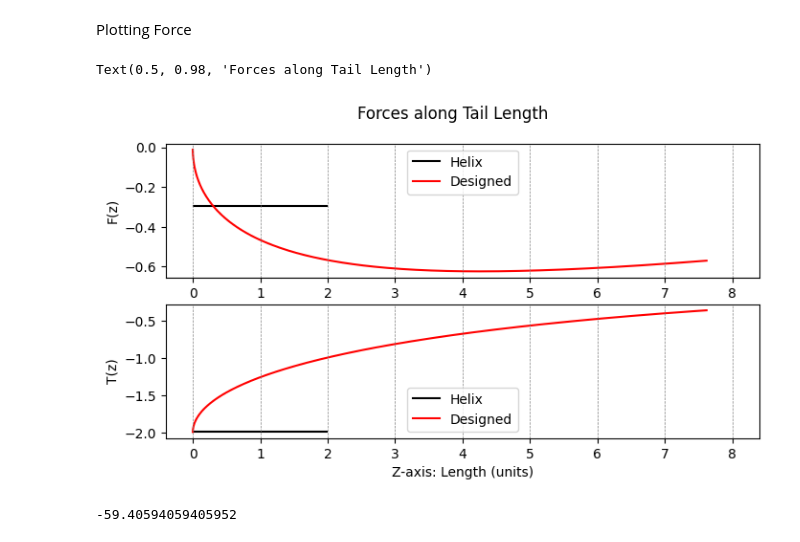
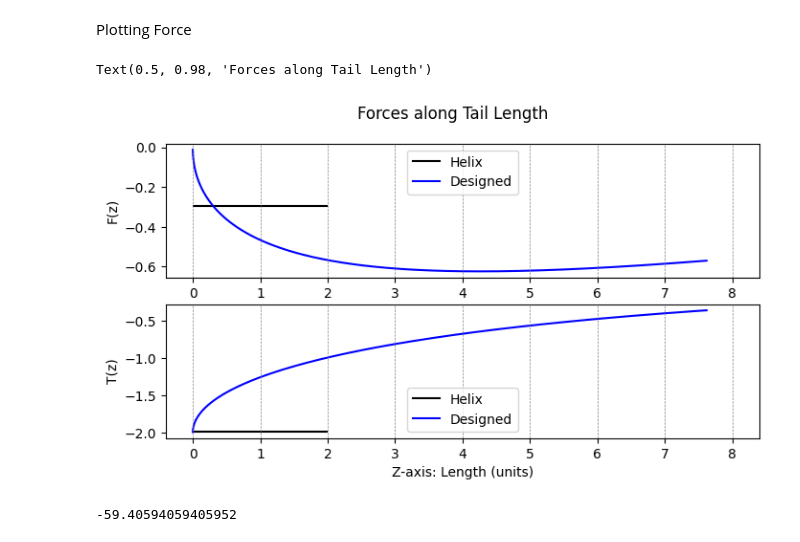
Before and after one commit to Parker-Knopf/MAE269, a Jupyter notebook: plottingTail.ipynb, the cells around one changed output. Cells and saved outputs as stored; diff of their text form; code cells hidden in the pictures.

```diff
--- a/plottingTail.ipynb
+++ b/plottingTail.ipynb
@@ -17,7 +17,7 @@ def cylToCar(r, theta, z) -> tuple[list[float]]:
 r = 1
 spirals = 6
 l = 20
-d_l = 1/10 # Start vertical Derivative
+d_l = 1/100 # Start vertical Derivative
 d_r = 1/50 # Start Radial Derivative
 gamma = 4 # Ratio of start and end verical derivaties
 # %%
@@ -71,7 +73,7 @@ Symetric Helix
 # %%
 s = sp.symbols("s", real=True)
 
-z0 = s * d_l
+z0 = s * d_l * 10
 dz = sp.diff(z0, s)
 zf = z0**2
 dzf = dz**2
@@ -98,7 +100,7 @@ Generated Tail (Cubic)
 # %%
 s = sp.symbols("s", real=True)
 
-z1 = d_l * s**2 / 10
+z1 = d_l * s**2
 dz = sp.diff(z1, s)
 zf = z1**2
 dzf = dz**2
@@ -146,7 +148,7 @@ Text(0.5, 0.98, 'Parametric Curves')
 Force Dyanmics
 # %%
 def calF(dz, r, s) -> tuple[list[float]]:
-    omega = 1 # Unit Rotational Velocity
+    omega = -1 # Unit Rotational Velocity
 
     dzs = [dz(x) for x in s]
 
@@ -157,8 +159,8 @@ def calF(dz, r, s) -> tuple[list[float]]:
     vParr = omega * r * cos
     vPerp = omega * r * sin
 
-    FParr = - 2 * vParr
-    FPerp = -1 * vPerp
+    FParr = 2 * vParr
+    FPerp = 1 * vPerp
 
     Fz = FParr*sin + FPerp*cos
     T = r * (FParr*cos + FPerp*sin)
@@ -172,14 +174,14 @@ Plotting Force
 # %%
 fig3 = plt.figure(figsize=(8,4))
 ax3 = fig3.add_subplot(211)
-plotFig(ax3, z0[1:], F0[1:], "k", "Helix", z1[1:], F1[1:], "r", "Designed", "F(z)", 0, z1[-1], 1)
+plotFig(ax3, z0[1:], F0[1:], "k", "Helix", z1[1:], F1[1:], "b", "Designed", "F(z)", 0, z1[-1], 1)
 ax3 = fig3.add_subplot(212)
-plotFig(ax3, z0[1:], T0[1:], "k", "Helix", z1[1:], T1[1:], "r", "Designed", "T(z)", 0, z1[-1], 1)
+plotFig(ax3, z0[1:], T0[1:], "k", "Helix", z1[1:], T1[1:], "b", "Designed", "T(z)", 0, z1[-1], 1)
 plt.xlabel("Z-axis: Length (units)")
 plt.suptitle("Forces along Tail Length")
 # %% [output]
 Text(0.5, 0.98, 'Forces along Tail Length')
-[figure, old version]
+[figure, new version]
 # %%
 sumFz0 = sum(F0)
 display(sumFz0)
```
Also changed, not shown: parts of 4 cells of this notebook.
